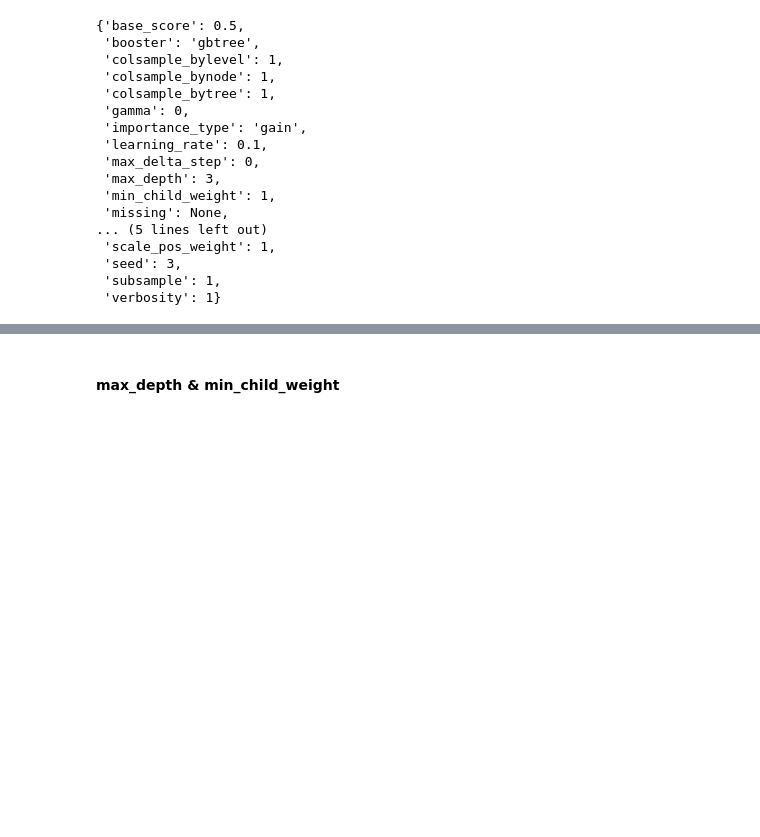
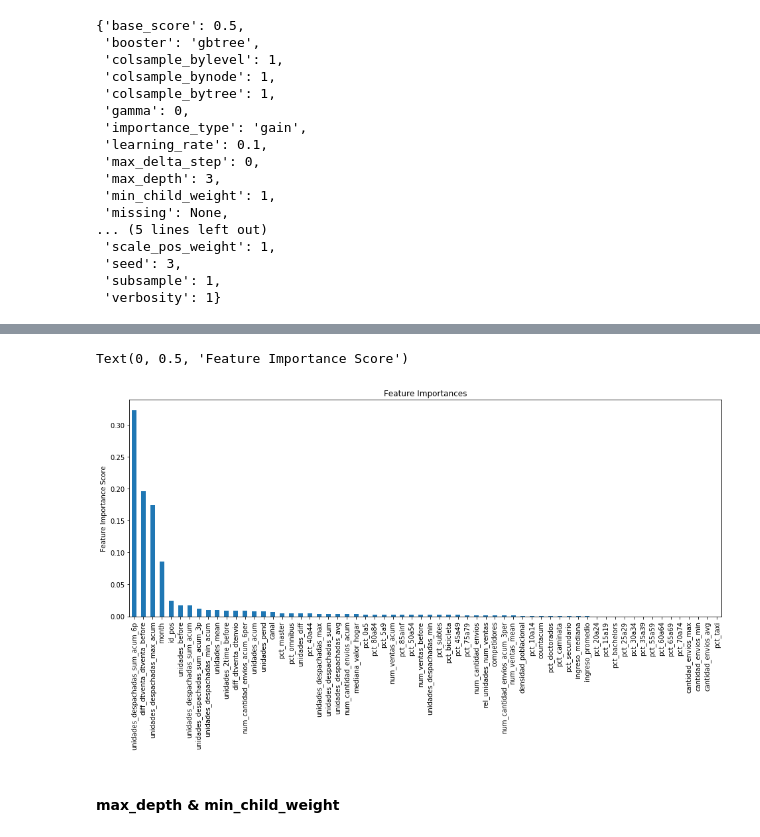
Before and after one commit to Guillin/alixpartners, a Jupyter notebook: notebooks/train_xgboost_model.ipynb, the cells around one changed output, grey strips where cells are left out. Cells and saved outputs as stored; diff of their text form; code cells hidden in the pictures; blank space fills up the shorter version.

Commit message:
Se modificaron script de carga de datos, creacion de features eng y entrenamiento de modelos

```diff
--- a/notebooks/train_xgboost_model.ipynb
+++ b/notebooks/train_xgboost_model.ipynb
@@ -22,6 +27,6 @@ np.random.seed(SEED)
 # %%
 # Load Train Data
-train = pd.read_csv('../data/processed/train_aggr.csv', sep=';')
+train = pd.read_pickle('../data/processed/train_x_envios_feateng.pkl')
 # %%
 train.shape
 # %% [output]
@@ -30,11 +35,3 @@ train.shape
 train['fecha_venta_norm'] = pd.to_datetime(train['fecha_venta_norm'])
 # %%
 train['fecha_venta_norm'] = train['fecha_venta_norm'].dt.date
-# %%
-# Filtramos los meses que consideramos buenos para el entrenamiento (11 y 12)
-train = train[train.fecha_venta_norm.isin([#date(2012, 11, 1),
-                                                 date(2012, 12, 1),
-                                                #date(2013, 11, 1),
-                                                 date(2013, 12, 1),
-                                                 #date(2014, 11, 1)
-])]
@@ -178,0 +252,10 @@ Optimal number of trees (estimators) is 194
+# %%
+model.set_params(objective = 'reg:squarederror')
+model.set_params(gpu_id = 0)
+model.set_params(max_bin= 16)
+
+model.set_params(learning_rate = 0.01)
+model.set_params(n_estimators=1000)
+model.set_params(tree_method='gpu_hist')
+
+model.fit(X,y)
@@ -179,3 +271,10 @@ Optimal number of trees (estimators) is 194
+# %%
+feat_imp = pd.Series(model.feature_importances_, index=X.columns).sort_values(ascending=False)
+feat_imp.plot(kind='bar', title='Feature Importances',figsize=(16,6))
+plt.ylabel('Feature Importance Score')
+# %% [output]
+Text(0, 0.5, 'Feature Importance Score')
+[figure, added]
 # %% [markdown]
 #### max_depth & min_child_weight
 # %%
```
Also changed, not shown: parts of 35 cells of this notebook, 7 other files.
